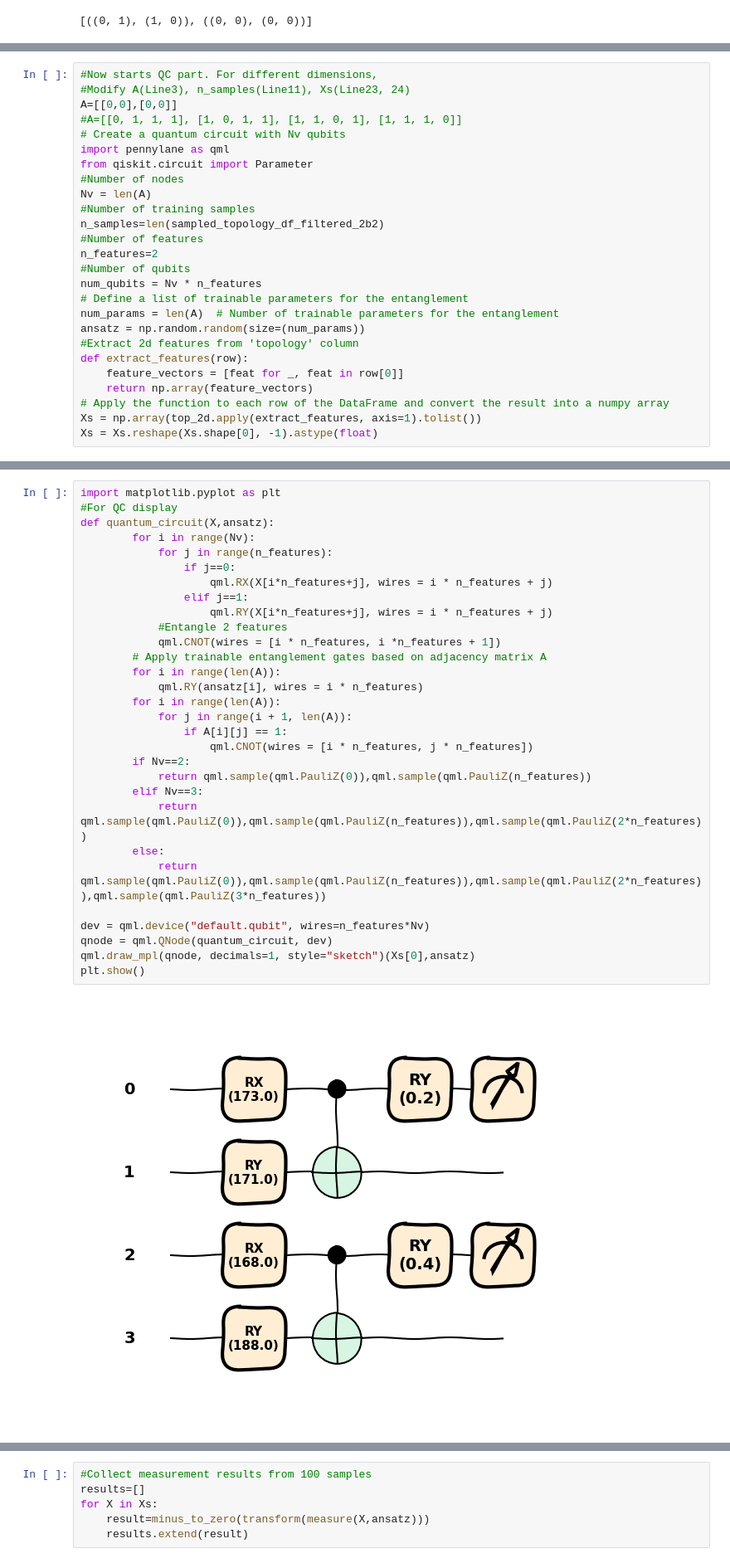
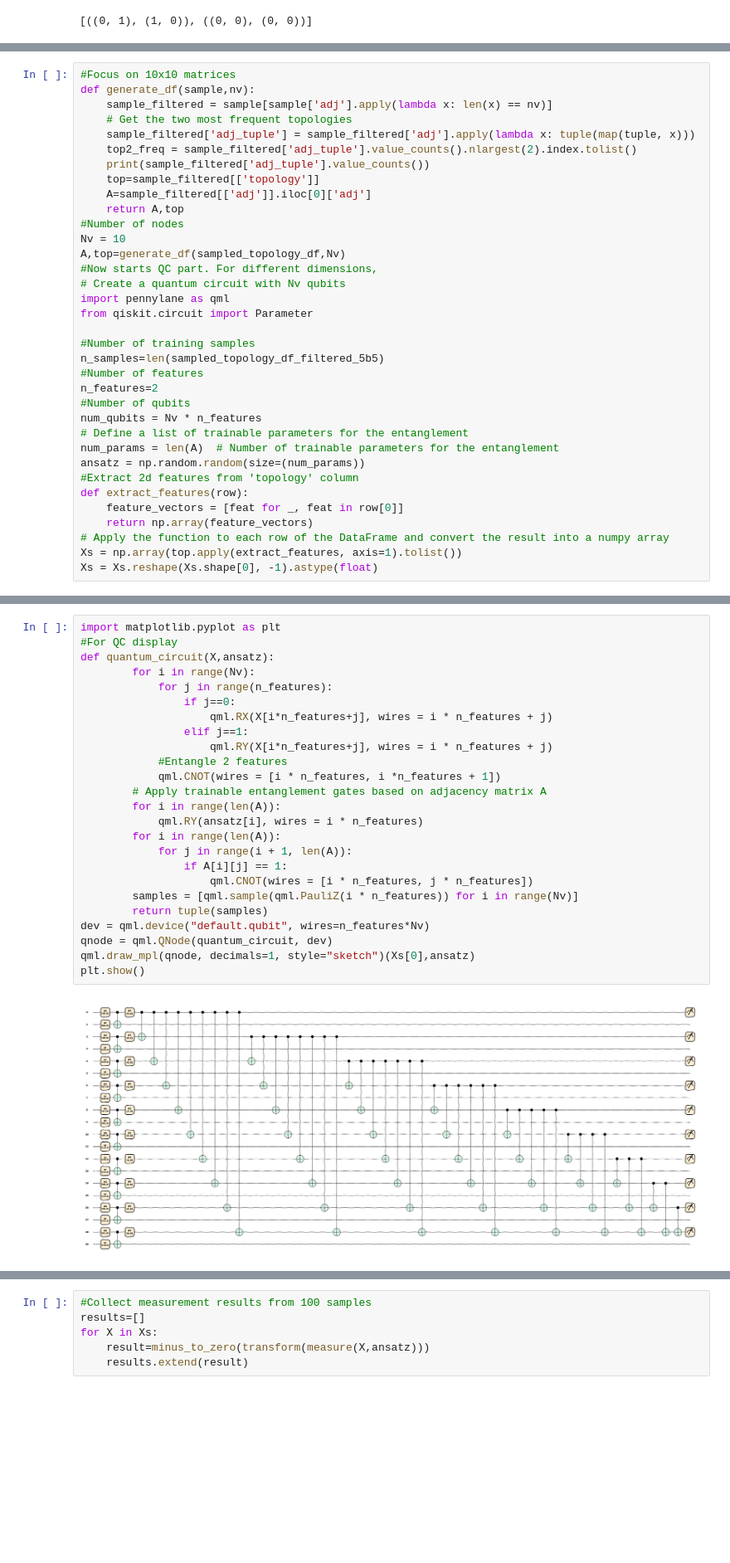
Before and after one commit to jihwanoh123/particle_trajectory, a Jupyter notebook: Graph-level-MUTAG.ipynb, the cells around one changed output, grey strips where cells are left out. Shown at 83% size. Drawn from its saved outputs; the diff is of its cells as text; blank space fills up the shorter version.

Commit message:
MUTAG graph classification up to 10 nodes

```diff
--- a/Graph-level-MUTAG.ipynb
+++ b/Graph-level-MUTAG.ipynb
@@ -148,15 +106,24 @@ top_2d.head(2)
 # %%
+#Focus on 10x10 matrices
+def generate_df(sample,nv):
+    sample_filtered = sample[sample['adj'].apply(lambda x: len(x) == nv)]
+    # Get the two most frequent topologies
+    sample_filtered['adj_tuple'] = sample_filtered['adj'].apply(lambda x: tuple(map(tuple, x)))
+    top2_freq = sample_filtered['adj_tuple'].value_counts().nlargest(2).index.tolist()
+    print(sample_filtered['adj_tuple'].value_counts())
+    top=sample_filtered[['topology']]
+    A=sample_filtered[['adj']].iloc[0]['adj']
+    return A,top
+#Number of nodes
+Nv = 10
+A,top=generate_df(sampled_topology_df,Nv)
 #Now starts QC part. For different dimensions,
-#Modify A(Line3), n_samples(Line11), Xs(Line23, 24)
-A=[[0,0],[0,0]]
-#A=[[0, 1, 1, 1], [1, 0, 1, 1], [1, 1, 0, 1], [1, 1, 1, 0]]
 # Create a quantum circuit with Nv qubits
 import pennylane as qml
 from qiskit.circuit import Parameter
-#Number of nodes
-Nv = len(A)
+
 #Number of training samples
-n_samples=len(sampled_topology_df_filtered_2b2)
+n_samples=len(sampled_topology_df_filtered_5b5)
 #Number of features
 n_features=2
 #Number of qubits
@@ -169,5 +136,5 @@ def extract_features(row):
     feature_vectors = [feat for _, feat in row[0]]
     return np.array(feature_vectors)
 # Apply the function to each row of the DataFrame and convert the result into a numpy array
-Xs = np.array(top_2d.apply(extract_features, axis=1).tolist())
+Xs = np.array(top.apply(extract_features, axis=1).tolist())
 Xs = Xs.reshape(Xs.shape[0], -1).astype(float)
@@ -174,35 +144,30 @@ Xs = Xs.reshape(Xs.shape[0], -1).astype(float)
 # %%
 import matplotlib.pyplot as plt
 #For QC display
 def quantum_circuit(X,ansatz):
         for i in range(Nv):
             for j in range(n_features):
                 if j==0:
                     qml.RX(X[i*n_features+j], wires = i * n_features + j)
                 elif j==1:
                     qml.RY(X[i*n_features+j], wires = i * n_features + j)
             #Entangle 2 features
             qml.CNOT(wires = [i * n_features, i *n_features + 1])
         # Apply trainable entanglement gates based on adjacency matrix A
         for i in range(len(A)):
             qml.RY(ansatz[i], wires = i * n_features)
         for i in range(len(A)):
             for j in range(i + 1, len(A)):
                 if A[i][j] == 1:
                     qml.CNOT(wires = [i * n_features, j * n_features])
-        if Nv==2:
-            return qml.sample(qml.PauliZ(0)),qml.sample(qml.PauliZ(n_features))
-        elif Nv==3:
-            return qml.sample(qml.PauliZ(0)),qml.sample(qml.PauliZ(n_features)),qml.sample(qml.PauliZ(2*n_features))
-        else:
-            return qml.sample(qml.PauliZ(0)),qml.sample(qml.PauliZ(n_features)),qml.sample(qml.PauliZ(2*n_features)),qml.sample(qml.PauliZ(3*n_features))
-
+        samples = [qml.sample(qml.PauliZ(i * n_features)) for i in range(Nv)]
+        return tuple(samples)
 dev = qml.device("default.qubit", wires=n_features*Nv)
 qnode = qml.QNode(quantum_circuit, dev)
 qml.draw_mpl(qnode, decimals=1, style="sketch")(Xs[0],ansatz)
 plt.show()
 # %% [output]
-[figure, old version]
+[figure, new version]
 # %%
 # Initialize a measurement quantum circuit
 def circuit(X, ansatz):
```
Also changed, not shown: parts of 17 cells of this notebook.
